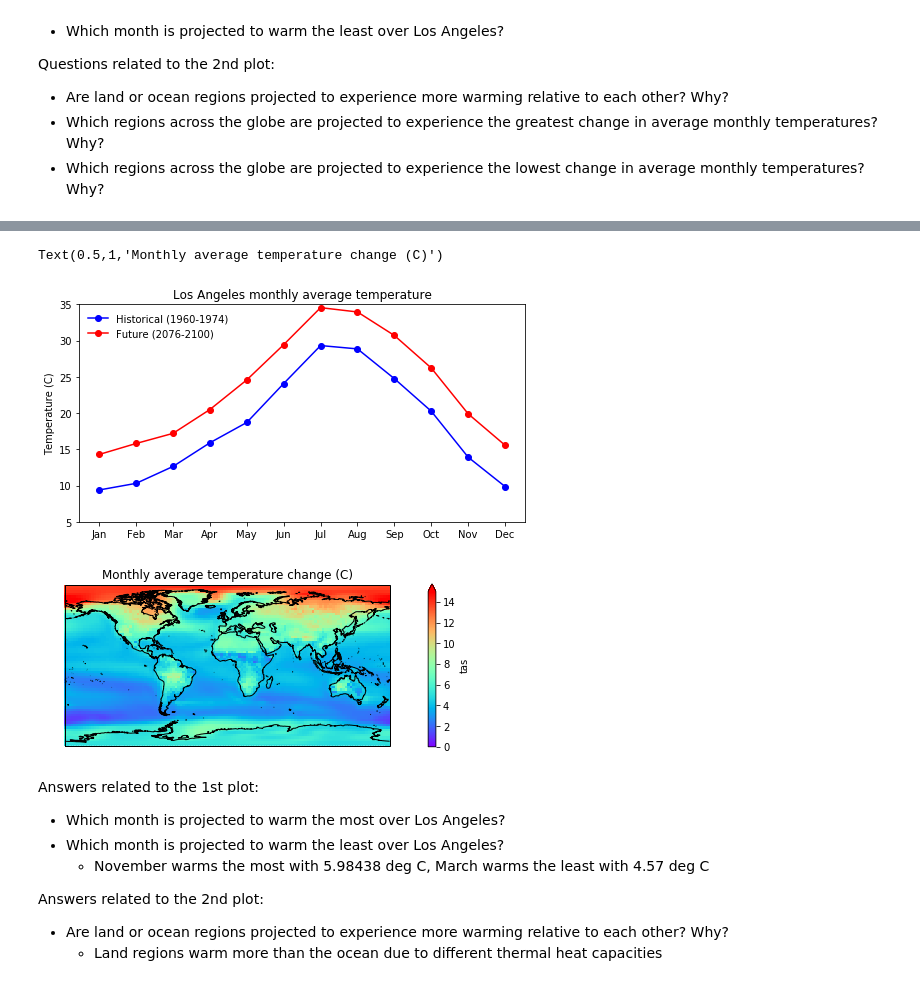
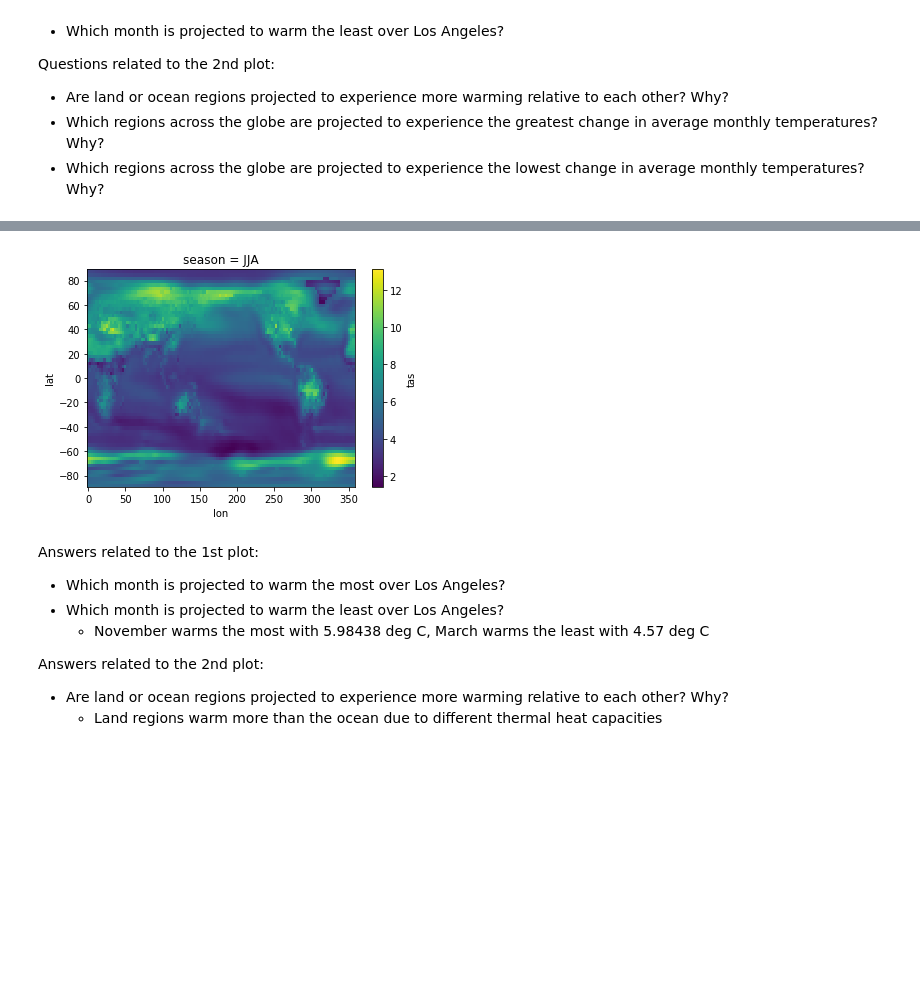
Before and after one commit to neil-berg/climate-data-analyses, a Jupyter notebook: assignments/AOS51_2019W_Final_KEY.ipynb, the cells around one changed output, grey strips where cells are left out. Drawn from its saved outputs; the diff is of its cells as text; code cells hidden in the pictures; blank space fills up the shorter version.

```diff
--- a/assignments/AOS51_2019W_Final_KEY.ipynb
+++ b/assignments/AOS51_2019W_Final_KEY.ipynb
@@ -237,47 +237,48 @@ hist_tas_nc = xr.open_dataset('~/AOS51/data/final_project/tas_Amon_MIROC-ESM_his
 fut_tas_nc = xr.open_dataset('~/AOS51/data/final_project/tas_Amon_MIROC-ESM_rcp85_r1i1p1_207601-210012.nc')
 
 # Extract temperature and convert to degrees C
-hist_tas = (hist_tas_nc['tas'] - 273)
-fut_tas = (fut_tas_nc['tas'] - 273)
+hist_tas = (hist_tas_nc['tas'] - 273.15)
+fut_tas = (fut_tas_nc['tas'] - 273.15)
 
-# Individual monthly climatologies
-hist_tas_mon_clim = hist_tas.groupby('time.month').mean(dim='time')
-fut_tas_mon_clim = fut_tas.groupby('time.month').mean(dim='time')
+# Compute annual means for each time period
+hist_tas_ann = hist_tas.resample(time='AS').mean(dim='time')
+fut_tas_ann = fut_tas.resample(time='AS').mean(dim='time')
 
-# Los Angeles monthly climatologies
-la_hist_tas_mon_clim = hist_tas_mon_clim.sel(lat=34.05, lon=241.86, method='nearest')
-la_fut_tas_mon_clim = fut_tas_mon_clim.sel(lat=34.05, lon=241.86, method='nearest')
+# Compute seasonal means for each time period
+hist_tas_ssn = hist_tas.groupby('time.season').mean(dim='time')
+fut_tas_ssn = fut_tas.groupby('time.season').mean(dim='time')
 
-# Month that warms the most/least
-monthly_changes = la_fut_tas_mon_clim - la_hist_tas_mon_clim
-#print(monthly_changes)
-# November warms the most with 5.98 deg C, Feb warms the least with 3.63 deg C
+# Compute the average annual mean for each period and compute the change
+hist_tas_ann_avg = hist_tas_ann.mean(dim='time')
+fut_tas_ann_avg = fut_tas_ann.mean(dim='time')
+change_tas_ann_avg = fut_tas_ann_avg - hist_tas_ann_avg
 
-# Monthly averages
-hist_tas_avg = hist_tas.mean(dim='time')
-fut_tas_avg = fut_tas.mean(dim='time')
-change_tas_avg = fut_tas_avg - hist_tas_avg
+# Compute the change in seasonal mean and slice out JJA
+change_tas_ssn = fut_tas_ssn - hist_tas_ssn
+change_tas_ssn_jja = change_tas_ssn.sel(season='JJA')
+
+# Plots ---
 
 # 1st plot - time series of monthly climatologies over LA
-months = ['Jan', 'Feb', 'Mar', 'Apr', 'May', 'Jun', 'Jul', 'Aug', 'Sep', 'Oct', 'Nov', 'Dec']
-fig1 = plt.figure(figsize=(8,4))
-ax1 = fig1.add_subplot(1,1,1)
-ax1.plot(range(12), la_hist_tas_mon_clim, color='blue', marker='o', label='Historical (1960-1974)')
-ax1.plot(range(12), la_fut_tas_mon_clim, color='red', marker='o', label='Future (2076-2100)')
-ax1.set_xticks(range(12))
-ax1.set_xticklabels(months)
-ax1.set_ylim(5, 35)
-ax1.set_ylabel('Temperature (C)')
-ax1.set_title('Los Angeles monthly average temperature')
-ax1.legend(loc='upper left', frameon=False)
+# months = ['Jan', 'Feb', 'Mar', 'Apr', 'May', 'Jun', 'Jul', 'Aug', 'Sep', 'Oct', 'Nov', 'Dec']
+# fig1 = plt.figure(figsize=(8,4))
+# ax1 = fig1.add_subplot(1,1,1)
+# ax1.plot(range(12), la_hist_tas_mon_clim, color='blue', marker='o', label='Historical (1960-1974)')
+# ax1.plot(range(12), la_fut_tas_mon_clim, color='red', marker='o', label='Future (2076-2100)')
+# ax1.set_xticks(range(12))
+# ax1.set_xticklabels(months)
+# ax1.set_ylim(5, 35)
+# ax1.set_ylabel('Temperature (C)')
+# ax1.set_title('Los Angeles monthly average temperature')
+# ax1.legend(loc='upper left', frameon=False)
 
-# 2nd plot - global temperature changes
-fig2 = plt.figure(figsize=(8,3))
-ax2 = fig2.add_subplot(1,1,1, projection=ccrs.PlateCarree())
-change_tas_avg.plot.pcolormesh(ax=ax2,
-                               transform=ccrs.PlateCarree(),
-                               cmap='rainbow',
-                               vmin=0, vmax=15)
-ax2.coastlines('50m')
-ax2.set_title('Monthly average temperature change (C)')
+# # 2nd plot - global temperature changes
+# fig2 = plt.figure(figsize=(8,3))
+# ax2 = fig2.add_subplot(1,1,1, projection=ccrs.PlateCarree())
+# change_tas_avg.plot.pcolormesh(ax=ax2,
+#                                transform=ccrs.PlateCarree(),
+#                                cmap='rainbow',
+#                                vmin=0, vmax=15)
+# ax2.coastlines('50m')
+# ax2.set_title('Monthly average temperature change (C)')
 # %% [output]
@@ -291,6 +286,4 @@ Coordinates:
-Text(0.5,1,'Monthly average temperature change (C)')
-[figure, old version]
+[figure, new version]
-[figure, removed]
 # %% [markdown]
 Answers related to the 1st plot:
 * Which month is projected to warm the most over Los Angeles?
```
Also changed, not shown: parts of 2 cells of this notebook.
